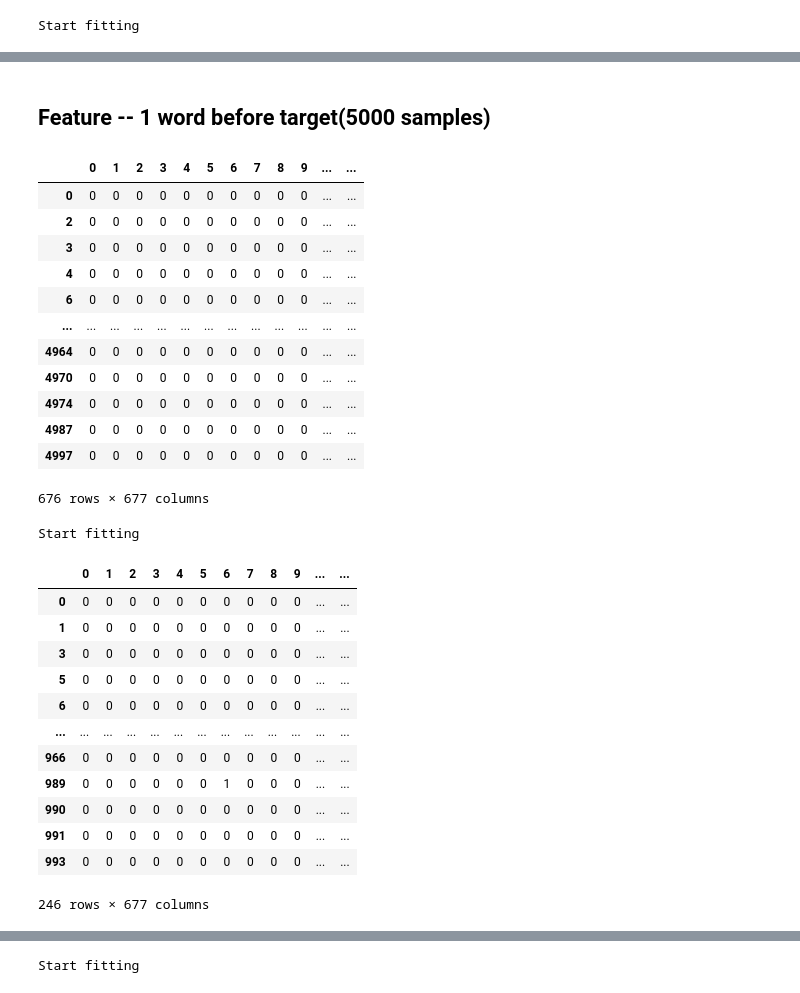
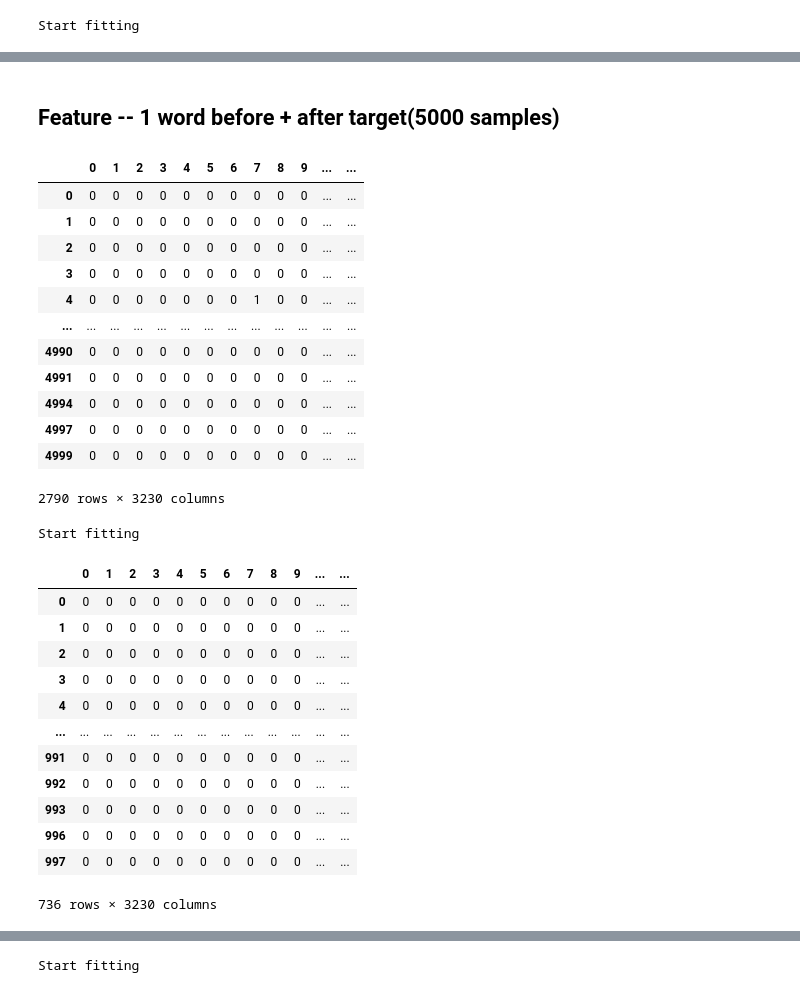
Before and after one commit to happykygo/NLP-DT-WordPredict, a Jupyter notebook: 1previousWord.ipynb, the cells around one changed output, grey strips where cells are left out. Cells and saved outputs as stored; diff of their text form; code cells hidden in the pictures.

```diff
--- a/1previousWord.ipynb
+++ b/1previousWord.ipynb
@@ -106,21 +102,21 @@ acc
 # %% [markdown]
-## Feature -- 1 word before target(5000 samples)
+## Feature -- 1 word before + after target(5000 samples)
 # %%
-X, y, vocabs_oh = ut.create_dataset("hw1_dataset/hw1.train_mid.col", 1, 'before')
+X, y, vocabs_oh = ut.create_dataset("hw1_dataset/hw1.train_mid_rnd.col", 1)
 X
 # %% [output]
 |  | 0 | 1 | 2 | 3 | 4 | 5 | 6 | 7 | 8 | 9 | ... | ... |
 | 0 | 0 | 0 | 0 | 0 | 0 | 0 | 0 | 0 | 0 | 0 | ... | ... |
+| 1 | 0 | 0 | 0 | 0 | 0 | 0 | 0 | 0 | 0 | 0 | ... | ... |
 | 2 | 0 | 0 | 0 | 0 | 0 | 0 | 0 | 0 | 0 | 0 | ... | ... |
 | 3 | 0 | 0 | 0 | 0 | 0 | 0 | 0 | 0 | 0 | 0 | ... | ... |
-| 4 | 0 | 0 | 0 | 0 | 0 | 0 | 0 | 0 | 0 | 0 | ... | ... |
-| 6 | 0 | 0 | 0 | 0 | 0 | 0 | 0 | 0 | 0 | 0 | ... | ... |
+| 4 | 0 | 0 | 0 | 0 | 0 | 0 | 0 | 1 | 0 | 0 | ... | ... |
 | ... | ... | ... | ... | ... | ... | ... | ... | ... | ... | ... | ... | ... |
-| 4964 | 0 | 0 | 0 | 0 | 0 | 0 | 0 | 0 | 0 | 0 | ... | ... |
-| 4970 | 0 | 0 | 0 | 0 | 0 | 0 | 0 | 0 | 0 | 0 | ... | ... |
-| 4974 | 0 | 0 | 0 | 0 | 0 | 0 | 0 | 0 | 0 | 0 | ... | ... |
-| 4987 | 0 | 0 | 0 | 0 | 0 | 0 | 0 | 0 | 0 | 0 | ... | ... |
+| 4990 | 0 | 0 | 0 | 0 | 0 | 0 | 0 | 0 | 0 | 0 | ... | ... |
+| 4991 | 0 | 0 | 0 | 0 | 0 | 0 | 0 | 0 | 0 | 0 | ... | ... |
+| 4994 | 0 | 0 | 0 | 0 | 0 | 0 | 0 | 0 | 0 | 0 | ... | ... |
 | 4997 | 0 | 0 | 0 | 0 | 0 | 0 | 0 | 0 | 0 | 0 | ... | ... |
+| 4999 | 0 | 0 | 0 | 0 | 0 | 0 | 0 | 0 | 0 | 0 | ... | ... |
-676 rows × 677 columns
+2790 rows × 3230 columns
 # %%
 model3 = DT()
@@ -128,22 +124,22 @@ model3.fit(X, y)
 # %% [output]
 Start fitting
 # %%
-X_dev, y_dev, _ = ut.create_dataset("hw1_dataset/hw1.dev.col", 1, 'before', vocabs_oh)
+X_dev, y_dev, _ = ut.create_dataset("hw1_dataset/hw1.dev.col", 1, 'both', vocabs_oh)
 X_dev
 # %% [output]
 |  | 0 | 1 | 2 | 3 | 4 | 5 | 6 | 7 | 8 | 9 | ... | ... |
 | 0 | 0 | 0 | 0 | 0 | 0 | 0 | 0 | 0 | 0 | 0 | ... | ... |
 | 1 | 0 | 0 | 0 | 0 | 0 | 0 | 0 | 0 | 0 | 0 | ... | ... |
+| 2 | 0 | 0 | 0 | 0 | 0 | 0 | 0 | 0 | 0 | 0 | ... | ... |
 | 3 | 0 | 0 | 0 | 0 | 0 | 0 | 0 | 0 | 0 | 0 | ... | ... |
-| 5 | 0 | 0 | 0 | 0 | 0 | 0 | 0 | 0 | 0 | 0 | ... | ... |
-| 6 | 0 | 0 | 0 | 0 | 0 | 0 | 0 | 0 | 0 | 0 | ... | ... |
+| 4 | 0 | 0 | 0 | 0 | 0 | 0 | 0 | 0 | 0 | 0 | ... | ... |
 | ... | ... | ... | ... | ... | ... | ... | ... | ... | ... | ... | ... | ... |
-| 966 | 0 | 0 | 0 | 0 | 0 | 0 | 0 | 0 | 0 | 0 | ... | ... |
-| 989 | 0 | 0 | 0 | 0 | 0 | 0 | 1 | 0 | 0 | 0 | ... | ... |
-| 990 | 0 | 0 | 0 | 0 | 0 | 0 | 0 | 0 | 0 | 0 | ... | ... |
 | 991 | 0 | 0 | 0 | 0 | 0 | 0 | 0 | 0 | 0 | 0 | ... | ... |
+| 992 | 0 | 0 | 0 | 0 | 0 | 0 | 0 | 0 | 0 | 0 | ... | ... |
 | 993 | 0 | 0 | 0 | 0 | 0 | 0 | 0 | 0 | 0 | 0 | ... | ... |
+| 996 | 0 | 0 | 0 | 0 | 0 | 0 | 0 | 0 | 0 | 0 | ... | ... |
+| 997 | 0 | 0 | 0 | 0 | 0 | 0 | 0 | 0 | 0 | 0 | ... | ... |
-246 rows × 677 columns
+736 rows × 3230 columns
 # %%
 y_dev_pred = model3.predict(X_dev)
 acc = accuracy_score(y_dev, y_dev_pred)
```
Also changed, not shown: parts of 31 cells of this notebook, 1 other file.
